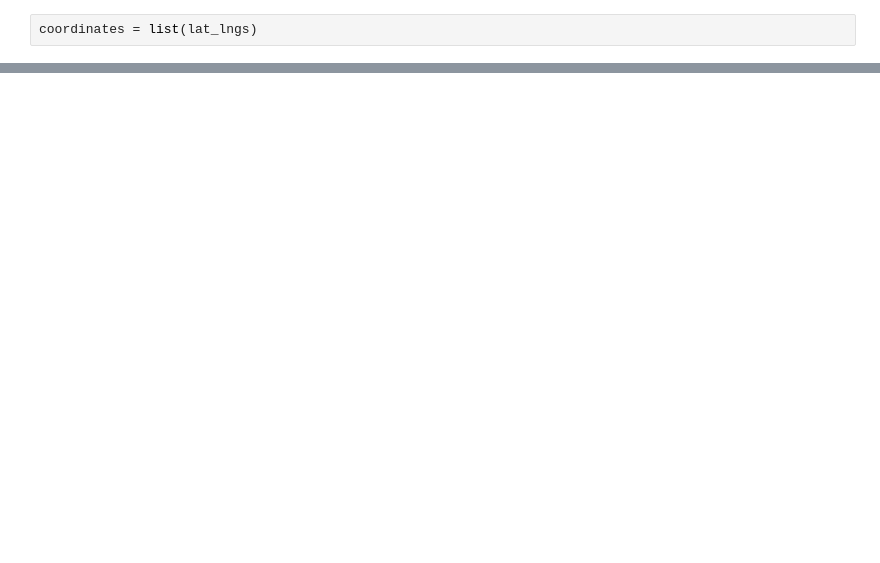
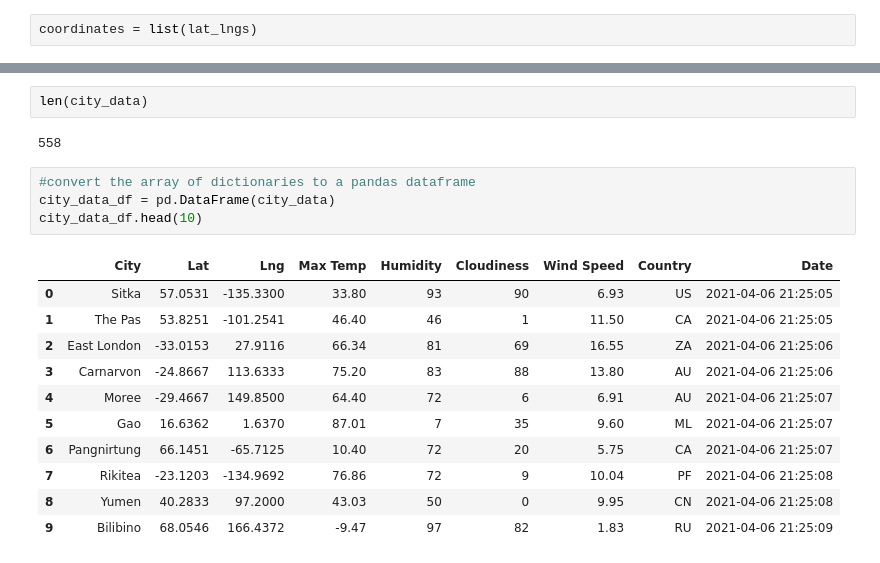
Before and after one commit to kaido5656/World_Weather_Analysis, a Jupyter notebook: WeatherPy.ipynb, the cells around one changed output, grey strips where cells are left out. Cells and saved outputs as stored; diff of their text form; blank space fills up the shorter version.

```diff
--- a/WeatherPy.ipynb
+++ b/WeatherPy.ipynb
@@ -32,0 +113,20 @@ len(cities)
+# %%
+len(city_data)
+# %% [output]
+558
+# %%
+#convert the array of dictionaries to a pandas dataframe
+city_data_df = pd.DataFrame(city_data)
+city_data_df.head(10)
+# %% [output]
+|  | City | Lat | Lng | Max Temp | Humidity | Cloudiness | Wind Speed | Country | Date |
+| 0 | Sitka | 57.0531 | -135.3300 | 33.80 | 93 | 90 | 6.93 | US | 2021-04-06 21:25:05 |
+| 1 | The Pas | 53.8251 | -101.2541 | 46.40 | 46 | 1 | 11.50 | CA | 2021-04-06 21:25:05 |
+| 2 | East London | -33.0153 | 27.9116 | 66.34 | 81 | 69 | 16.55 | ZA | 2021-04-06 21:25:06 |
+| 3 | Carnarvon | -24.8667 | 113.6333 | 75.20 | 83 | 88 | 13.80 | AU | 2021-04-06 21:25:06 |
+| 4 | Moree | -29.4667 | 149.8500 | 64.40 | 72 | 6 | 6.91 | AU | 2021-04-06 21:25:07 |
+| 5 | Gao | 16.6362 | 1.6370 | 87.01 | 7 | 35 | 9.60 | ML | 2021-04-06 21:25:07 |
+| 6 | Pangnirtung | 66.1451 | -65.7125 | 10.40 | 72 | 20 | 5.75 | CA | 2021-04-06 21:25:07 |
+| 7 | Rikitea | -23.1203 | -134.9692 | 76.86 | 72 | 9 | 10.04 | PF | 2021-04-06 21:25:08 |
+| 8 | Yumen | 40.2833 | 97.2000 | 43.03 | 50 | 0 | 9.95 | CN | 2021-04-06 21:25:08 |
+| 9 | Bilibino | 68.0546 | 166.4372 | -9.47 | 97 | 82 | 1.83 | RU | 2021-04-06 21:25:09 |
```
Also changed, not shown: parts of 6 cells of this notebook, 3 other files.
